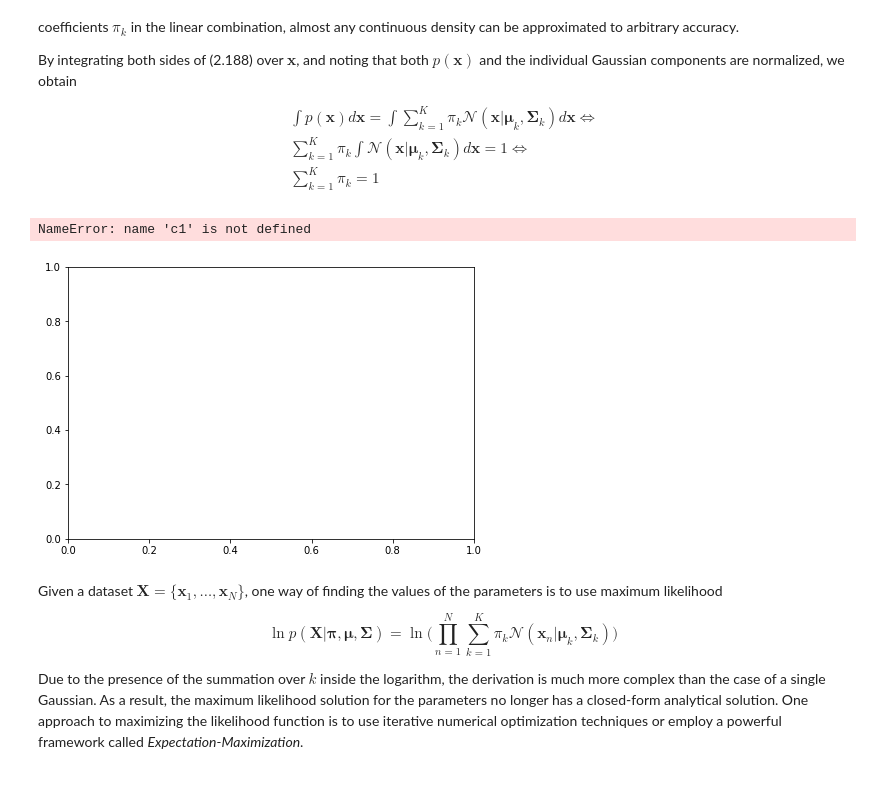
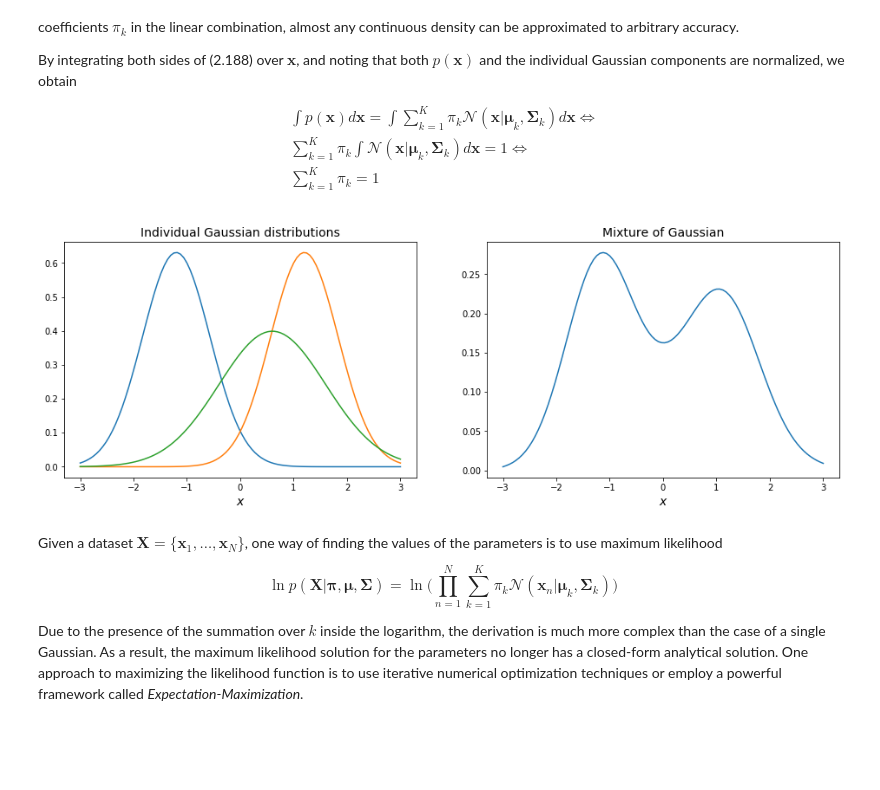
Before and after one commit to vagmcs/PRML, a Jupyter notebook: notebooks/ch2_probability_distributions.ipynb, the cells around one changed output. Cells and saved outputs as stored; diff of their text form; code cells hidden in the pictures; blank space fills up the shorter version.

```diff
--- a/notebooks/ch2_probability_distributions.ipynb
+++ b/notebooks/ch2_probability_distributions.ipynb
@@ -1218,33 +1218,32 @@ $$
 # %%
 x_space = np.linspace(-3, 3, 100)
 
 # Mixture component's parameters and coefficients
 mu1, mu2, mu3 = -1.2, 1.2, 0.6
 var1, var2, var3 = 0.4, 0.4, 1
 pi1, pi2, pi3 = 0.4, 0.2, 0.3
 
 component1 = Gaussian(mu=mu1, var=var1).pdf(x_space)
 component2 = Gaussian(mu=mu2, var=var2).pdf(x_space)
 component3 = Gaussian(mu=mu3, var=var3).pdf(x_space)
 
 plt.figure(figsize=(16, 5))
 
 plt.subplot(1, 2, 1)
 plt.plot(x_space, component1, label="component 1")
-plt.plot(x_space, c2, label="component 1")
-plt.plot(x_space, c3, label="component 1")
+plt.plot(x_space, component2, label="component 1")
+plt.plot(x_space, component3, label="component 1")
 plt.xlabel("$x$", fontsize=14)
 plt.title("Individual Gaussian distributions", fontsize=14)
 
 plt.subplot(1, 2, 2)
 plt.plot(x_space, pi1 * component1 + pi2 * component2 + pi3 * component3)
 plt.xlabel("$x$", fontsize=14)
 plt.title("Mixture of Gaussian", fontsize=14)
 
 plt.show()
 # %% [output]
-NameError: name 'c1' is not defined
-[figure, old version]
+[figure, new version]
 # %% [markdown]
 Given a dataset $\mathbf{X} = \{ \mathbf{x}_1,\dots,\mathbf{x}_N \}$, one way of finding the values of the parameters is to use maximum likelihood
 
```
Also changed, not shown: parts of 11 cells of this notebook.
